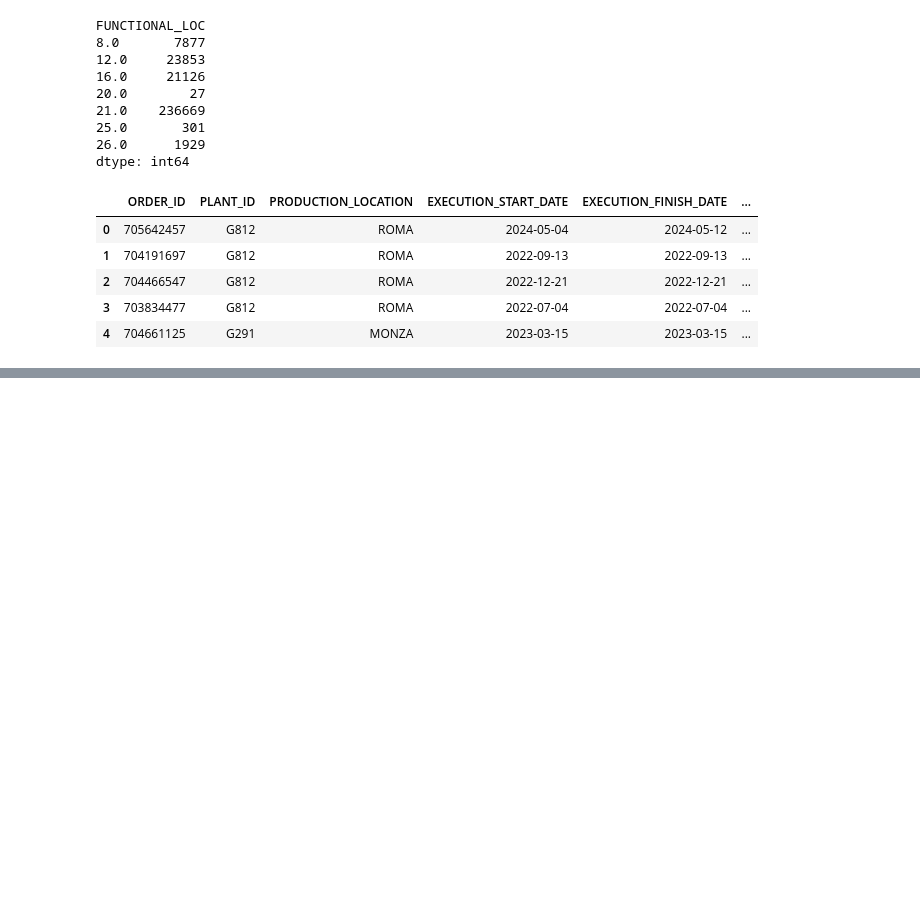
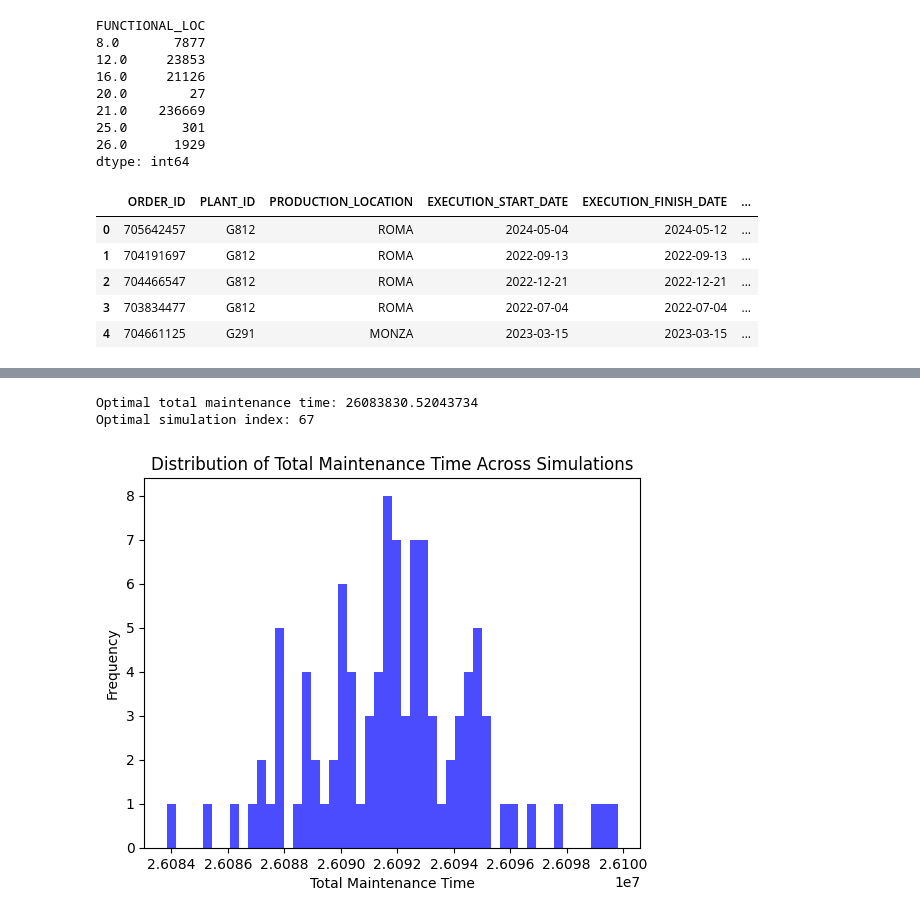
Before and after one commit to griffin-brown-95/GLB-Capstone-2, a Jupyter notebook: eda.ipynb, the cells around one changed output, grey strips where cells are left out. Cells and saved outputs as stored; diff of their text form; code cells hidden in the pictures; blank space fills up the shorter version.

Commit message:
monte carlo df dev

```diff
--- a/eda.ipynb
+++ b/eda.ipynb
@@ -476,0 +643,4 @@ filtered_selected_df
+# %%
+df_lifespan = pd.merge(df_sorted, average_life, on=['FUNCTIONAL_LOC'], how='left')
+# %%
+df_lifespan['EXPECTED_MAINTENANCE_DATE'] = (df_lifespan['EXECUTION_FINISH_DATE'] + pd.to_timedelta(df_lifespan['MEAN_LIFESPAN'], unit='D')).dt.date
@@ -476,0 +664,5 @@ filtered_selected_df
+# %%
+df_lifespan['EXPECTED_MAINTENANCE_DATE'] = pd.to_datetime(df_lifespan['EXPECTED_MAINTENANCE_DATE'])
+
+df_lifespan['ACTUAL_NEXT_MAINTENACE'] = pd.to_datetime(df_lifespan.groupby(['FUNCTIONAL_LOC'])['EXECUTION_START_DATE'].shift(-1))
+df_lifespan['EXPECTED_DIFFERENCE'] = (df_lifespan['EXPECTED_MAINTENANCE_DATE'] - df_lifespan['ACTUAL_NEXT_MAINTENACE']).dt.days
@@ -476,0 +685,43 @@ filtered_selected_df
+# %%
+import numpy as np
+
+# Parameters
+num_simulations = 100  # Number of Monte Carlo simulations
+num_jobs = len(df_lifespan)  # Number of jobs to schedule
+
+# Create a placeholder for the simulation results
+sim_results = []
+
+# Monte Carlo simulation loop
+for i in range(num_simulations):
+    # Simulate the random 'LIFE' and 'MAINTENANCE TIME' for each job
+    df_lifespan['SIMULATED_LIFE'] = np.random.normal(df_lifespan['MEAN_LIFESPAN'], 0.2)  # Example: normal distribution with a standard deviation of 0.2
+    df_lifespan['SIMULATED_MAINTENANCE_TIME'] = np.random.normal(df_lifespan['MEAN_TIME_MAINTENENCE'], 5)  # Example: normal distribution with a standard deviation of 5
+
+    # Simulate start dates based on the simulated life span
+    df_lifespan['SIMULATED_START_DATE'] = df_lifespan['EXECUTION_START_DATE'] + pd.to_timedelta(df_lifespan['SIMULATED_LIFE'], unit='D')
+
+    # Calculate total downtime (or any other KPI you want to optimize)
+    total_maintenance_time = df_lifespan['SIMULATED_MAINTENANCE_TIME'].sum()
+    sim_results.append(total_maintenance_time)
+
+# Convert results into a DataFrame
+sim_results_df = pd.DataFrame(sim_results, columns=['Total_Maintenance_Time'])
+
+# Analyze the simulation results
+optimal_schedule = sim_results_df['Total_Maintenance_Time'].min()  # Example: minimize total maintenance time
+optimal_simulation = sim_results_df[sim_results_df['Total_Maintenance_Time'] == optimal_schedule].index[0]
+
+print(f"Optimal total maintenance time: {optimal_schedule}")
+print(f"Optimal simulation index: {optimal_simulation}")
+
+# Plot the distribution of total maintenance times
+plt.hist(sim_results_df['Total_Maintenance_Time'], bins=50, alpha=0.7, color='blue')
+plt.title('Distribution of Total Maintenance Time Across Simulations')
+plt.xlabel('Total Maintenance Time')
+plt.ylabel('Frequency')
+plt.show()
+# %% [output]
+Optimal total maintenance time: 26083830.52043734
+Optimal simulation index: 67
+[figure, added]
```
Also changed, not shown: parts of 34 cells of this notebook, 2 other files.
